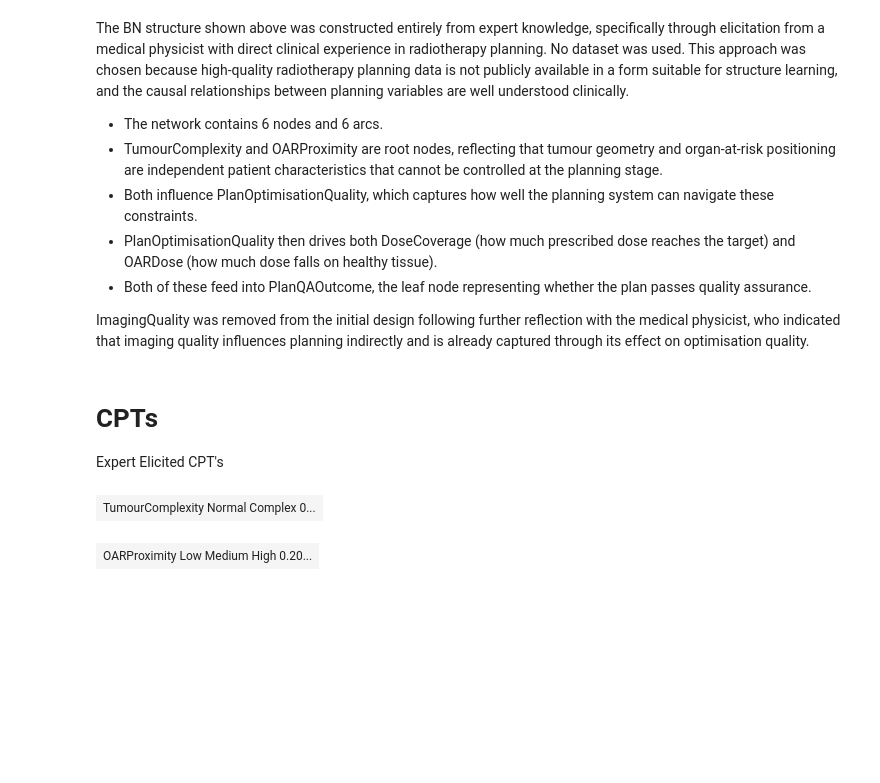
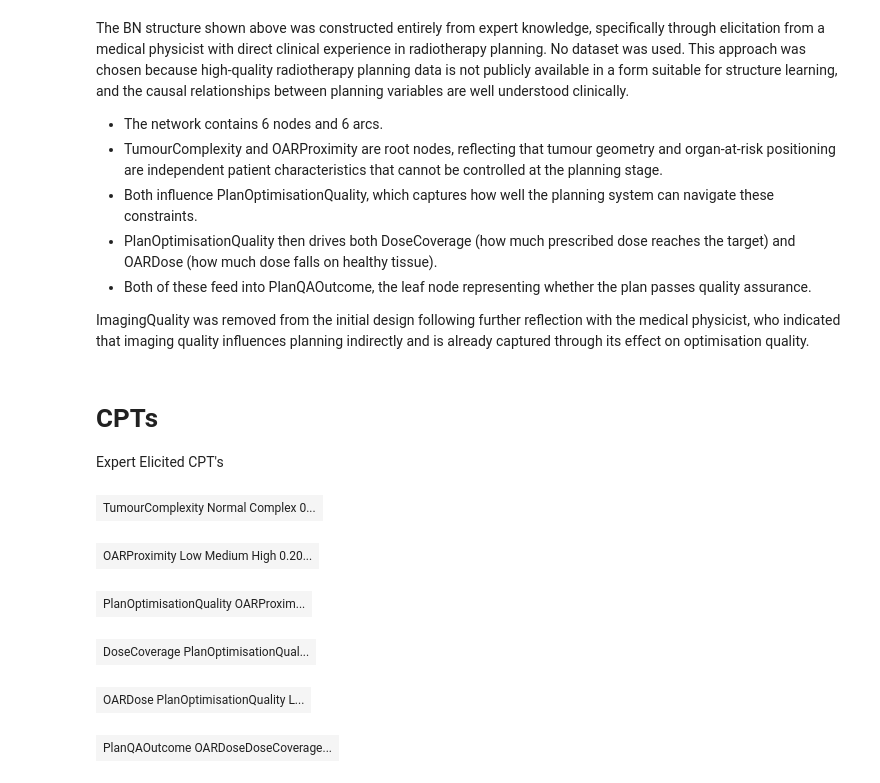
Before and after one commit to mahinm23/Radiotherapy-BN, a Jupyter notebook: ECS647U_BN_Radiotherapy.ipynb, the cells around one changed output. Cells and saved outputs as stored; diff of their text form; code cells hidden in the pictures; blank space fills up the shorter version.

```diff
--- a/ECS647U_BN_Radiotherapy.ipynb
+++ b/ECS647U_BN_Radiotherapy.ipynb
@@ -138,3 +138,53 @@ gnb.sideBySide(bn.cpt("OARProximity"))
 # %% [output]
 | TumourComplexity Normal Complex 0... |
 | OARProximity Low Medium High 0.20... |
+# %%
+bn.cpt("PlanOptimisationQuality")[{"TumourComplexity": "Normal", "OARProximity": "Low"}] = [0.05, 0.25, 0.70]
+bn.cpt("PlanOptimisationQuality")[{"TumourComplexity": "Normal", "OARProximity": "Medium"}] = [0.10, 0.40, 0.50]
+bn.cpt("PlanOptimisationQuality")[{"TumourComplexity": "Normal", "OARProximity": "High"}] = [0.20, 0.50, 0.30]
+bn.cpt("PlanOptimisationQuality")[{"TumourComplexity": "Complex", "OARProximity": "Low"}] = [0.20, 0.50, 0.30]
+bn.cpt("PlanOptimisationQuality")[{"TumourComplexity": "Complex", "OARProximity": "Medium"}] = [0.35, 0.45, 0.20]
+bn.cpt("PlanOptimisationQuality")[{"TumourComplexity": "Complex", "OARProximity": "High"}] = [0.55, 0.35, 0.10]
+
+gnb.sideBySide(bn.cpt("PlanOptimisationQuality"), captions=["P(PlanOptimisationQuality | TumourComplexity, OARProximity)"])
+# %% [output]
+| PlanOptimisationQuality OARProxim... |
+# %%
+# Expert elicited: DoseCoverage is driven by PlanOptimisationQuality.
+# Good optimisation strongly predicts optimal coverage. Poor optimisation
+# frequently results in inadequate target coverage.
+bn.cpt("DoseCoverage")[{"PlanOptimisationQuality": "Poor"}] = [0.60, 0.30, 0.10]
+bn.cpt("DoseCoverage")[{"PlanOptimisationQuality": "Acceptable"}] = [0.15, 0.55, 0.30]
+bn.cpt("DoseCoverage")[{"PlanOptimisationQuality": "Good"}] = [0.03, 0.27, 0.70]
+
+gnb.sideBySide(bn.cpt("DoseCoverage"), captions=["P(DoseCoverage | PlanOptimisationQuality)"])
+# %% [output]
+| DoseCoverage PlanOptimisationQual... |
+# %%
+# Expert elicited: OARDose is driven by PlanOptimisationQuality.
+# Good optimisation keeps OAR dose low. Poor optimisation leads to higher OAR dose.
+# Contact confirmed overall QA fail rate ~2%, pass rate ~70%, minor flag ~28%.
+bn.cpt("OARDose")[{"PlanOptimisationQuality": "Poor"}] = [0.10, 0.35, 0.55]
+bn.cpt("OARDose")[{"PlanOptimisationQuality": "Acceptable"}] = [0.30, 0.50, 0.20]
+bn.cpt("OARDose")[{"PlanOptimisationQuality": "Good"}] = [0.60, 0.35, 0.05]
+
+gnb.sideBySide(bn.cpt("OARDose"), captions=["P(OARDose | PlanOptimisationQuality)"])
+# %% [output]
+| OARDose PlanOptimisationQuality L... |
+# %%
+# Expert elicited: PlanQAOutcome depends on DoseCoverage and OARDose.
+# Optimal coverage + low OAR dose almost always passes. Inadequate coverage
+# or high OAR dose drives minor flags and failures. Overall fail rate ~2%.
+bn.cpt("PlanQAOutcome")[{"DoseCoverage": "Inadequate", "OARDose": "Low"}] = [0.40, 0.45, 0.15]
+bn.cpt("PlanQAOutcome")[{"DoseCoverage": "Inadequate", "OARDose": "Medium"}] = [0.25, 0.45, 0.30]
+bn.cpt("PlanQAOutcome")[{"DoseCoverage": "Inadequate", "OARDose": "High"}] = [0.10, 0.40, 0.50]
+bn.cpt("PlanQAOutcome")[{"DoseCoverage": "Adequate", "OARDose": "Low"}] = [0.70, 0.25, 0.05]
+bn.cpt("PlanQAOutcome")[{"DoseCoverage": "Adequate", "OARDose": "Medium"}] = [0.55, 0.38, 0.07]
+bn.cpt("PlanQAOutcome")[{"DoseCoverage": "Adequate", "OARDose": "High"}] = [0.35, 0.50, 0.15]
+bn.cpt("PlanQAOutcome")[{"DoseCoverage": "Optimal", "OARDose": "Low"}] = [0.92, 0.07, 0.01]
+bn.cpt("PlanQAOutcome")[{"DoseCoverage": "Optimal", "OARDose": "Medium"}] = [0.78, 0.18, 0.04]
+bn.cpt("PlanQAOutcome")[{"DoseCoverage": "Optimal", "OARDose": "High"}] = [0.55, 0.38, 0.07]
+
+gnb.sideBySide(bn.cpt("PlanQAOutcome"), captions=["P(PlanQAOutcome | DoseCoverage, OARDose)"])
+# %% [output]
+| PlanQAOutcome OARDoseDoseCoverage... |
```
Also changed, not shown: parts of 1 cell of this notebook.
